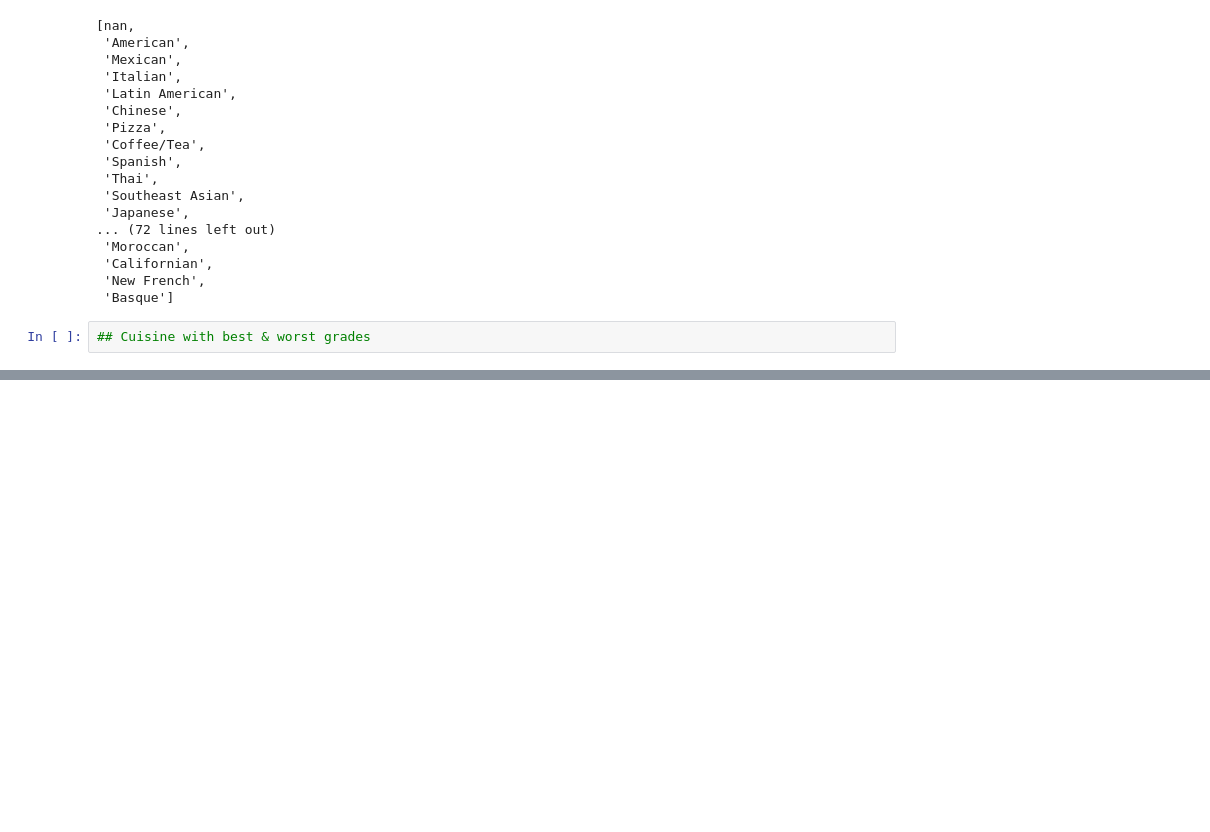
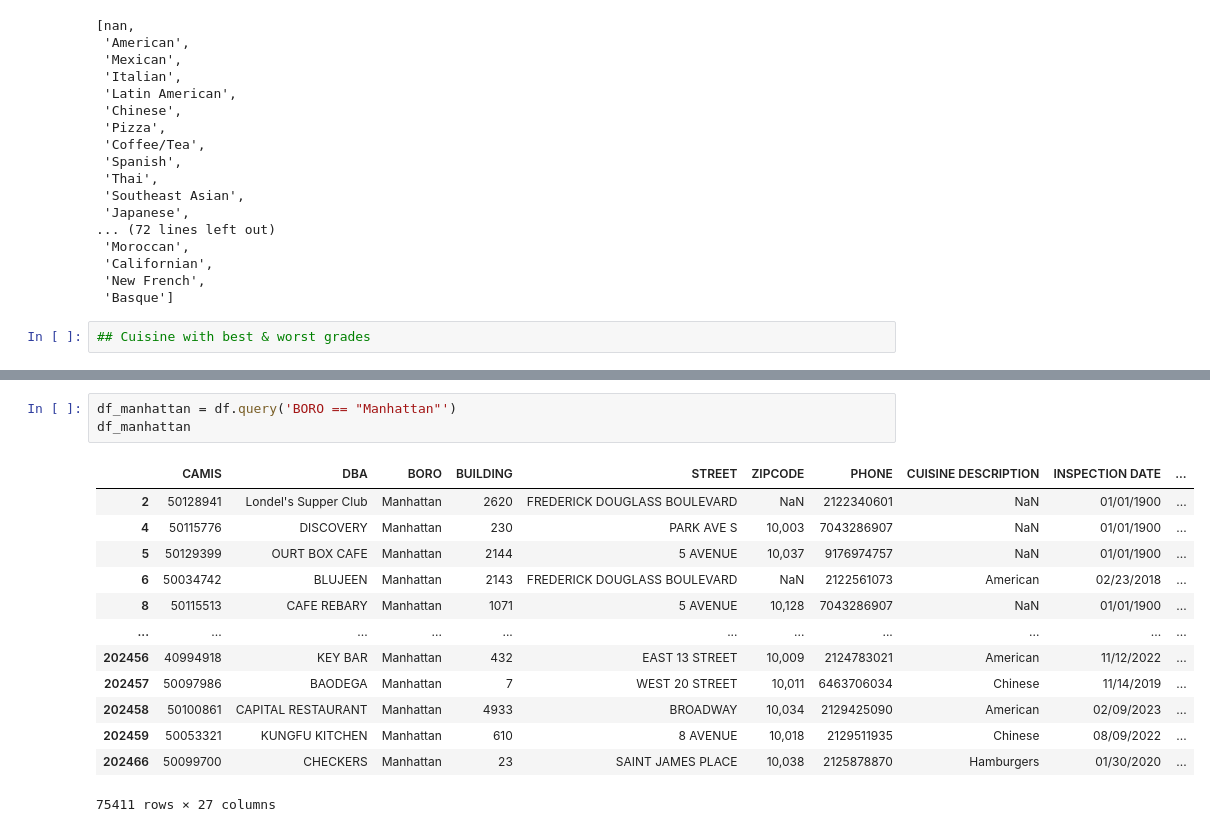
Before and after one commit to arubybonilla/2023-nyc-restaurant-grades, a Jupyter notebook: 2023-nyc-restaurant-inspection-grades-analysis.ipynb, the cells around one changed output, grey strips where cells are left out. Cells and saved outputs as stored; diff of their text form; blank space fills up the shorter version.

```diff
--- a/2023-nyc-restaurant-inspection-grades-analysis.ipynb
+++ b/2023-nyc-restaurant-inspection-grades-analysis.ipynb
@@ -168,0 +204,17 @@ list(df["CUISINE DESCRIPTION"].unique())
+# %%
+df_manhattan = df.query('BORO == "Manhattan"')
+df_manhattan
+# %% [output]
+|  | CAMIS | DBA | BORO | BUILDING | STREET | ZIPCODE | PHONE | CUISINE DESCRIPTION | INSPECTION DATE | ... |
+| 2 | 50128941 | Londel's Supper Club | Manhattan | 2620 | FREDERICK DOUGLASS BOULEVARD | NaN | 2122340601 | NaN | 01/01/1900 | ... |
+| 4 | 50115776 | DISCOVERY | Manhattan | 230 | PARK AVE S | 10,003 | 7043286907 | NaN | 01/01/1900 | ... |
+| 5 | 50129399 | OURT BOX CAFE | Manhattan | 2144 | 5 AVENUE | 10,037 | 9176974757 | NaN | 01/01/1900 | ... |
+| 6 | 50034742 | BLUJEEN | Manhattan | 2143 | FREDERICK DOUGLASS BOULEVARD | NaN | 2122561073 | American | 02/23/2018 | ... |
+| 8 | 50115513 | CAFE REBARY | Manhattan | 1071 | 5 AVENUE | 10,128 | 7043286907 | NaN | 01/01/1900 | ... |
+| ... | ... | ... | ... | ... | ... | ... | ... | ... | ... | ... |
+| 202456 | 40994918 | KEY BAR | Manhattan | 432 | EAST 13 STREET | 10,009 | 2124783021 | American | 11/12/2022 | ... |
+| 202457 | 50097986 | BAODEGA | Manhattan | 7 | WEST 20 STREET | 10,011 | 6463706034 | Chinese | 11/14/2019 | ... |
+| 202458 | 50100861 | CAPITAL RESTAURANT | Manhattan | 4933 | BROADWAY | 10,034 | 2129425090 | American | 02/09/2023 | ... |
+| 202459 | 50053321 | KUNGFU KITCHEN | Manhattan | 610 | 8 AVENUE | 10,018 | 2129511935 | Chinese | 08/09/2022 | ... |
+| 202466 | 50099700 | CHECKERS | Manhattan | 23 | SAINT JAMES PLACE | 10,038 | 2125878870 | Hamburgers | 01/30/2020 | ... |
+75411 rows × 27 columns
```
Also changed, not shown: parts of 21 cells of this notebook.
